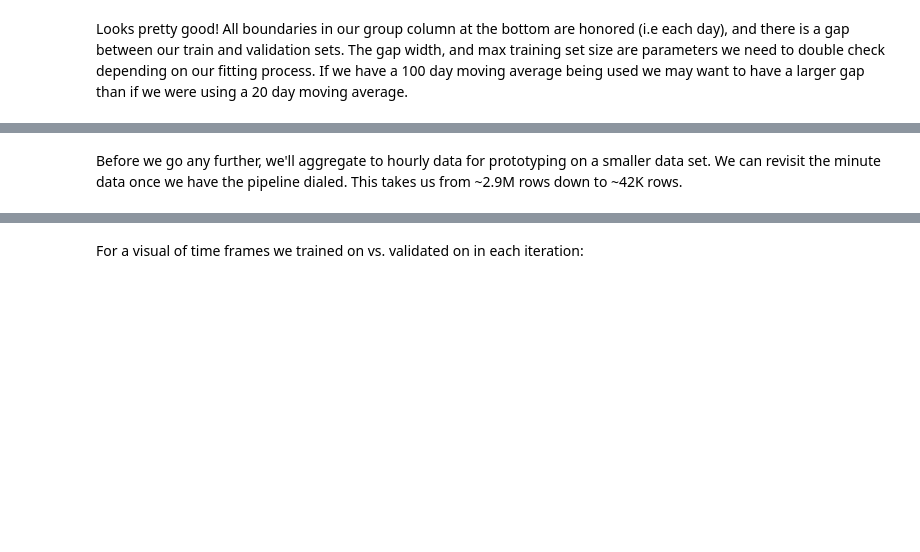
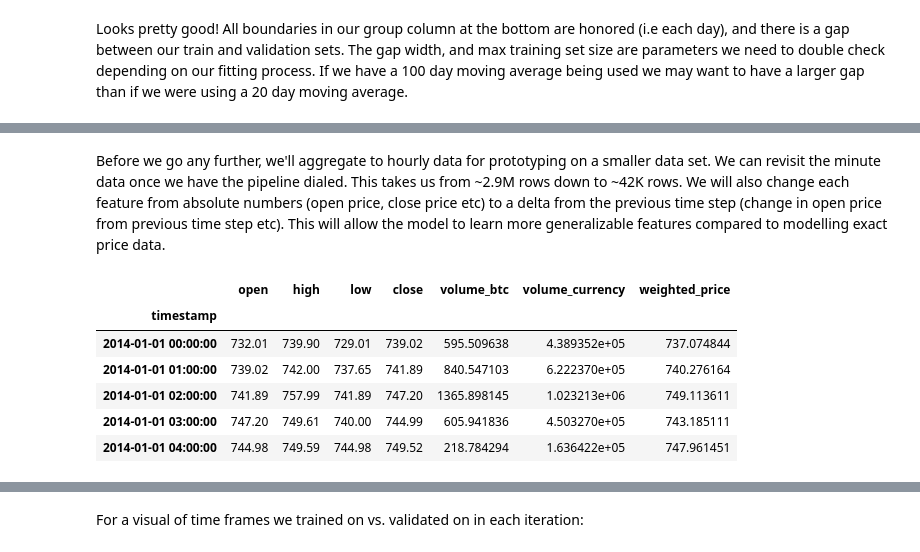
Before and after one commit to dbandrews/bitcoin-trading, a Jupyter notebook: pricing_analysis.ipynb, the cells around one changed output, grey strips where cells are left out. Cells and saved outputs as stored; diff of their text form; code cells hidden in the pictures; blank space fills up the shorter version.

```diff
--- a/pricing_analysis.ipynb
+++ b/pricing_analysis.ipynb
@@ -397,20 +394,51 @@ First we'll setup some transformers that allow us to quickly scale searching fea
 
 *`tsfresh` general features visual. From: https://tsfresh.readthedocs.io/en/latest/text/introduction.html*
 # %% [markdown]
-Before we go any further, we'll aggregate to hourly data for prototyping on a smaller data set. We can revisit the minute data once we have the pipeline dialed. This takes us from ~2.9M rows down to ~42K rows.
+Before we go any further, we'll aggregate to hourly data for prototyping on a smaller data set. We can revisit the minute data once we have the pipeline dialed. This takes us from ~2.9M rows down to ~42K rows. We will also change each feature from absolute numbers (open price, close price etc) to a delta from the previous time step (change in open price from previous time step etc). This will allow the model to learn more generalizable features compared to modelling exact price data.
 # %%
 # Build out the correct aggregation from minute -> hour data.
 # Using a clunky apply here to get the volume weighted price aggregated correctly
 def hourly_agg(x):
     df = {}
-    df["open"]=x.open[0]
-    df["high"]=x['high'].max()
-    df["low"]=x.low.min()
-    df["close"]=x.close[-1]
-    df["volume_btc"]=x.volume_btc.sum()
-    df["volume_currency"]= x.volume_currency.sum()
-    df["weighted_price"] = (x.volume_btc*x.weighted_price).sum()/x.volume_btc.sum()
+    df["open"] = x.open[0]
+    df["high"] = x["high"].max()
+    df["low"] = x.low.min()
+    df["close"] = x.close[-1]
+    df["volume_btc"] = x.volume_btc.sum()
+    df["volume_currency"] = x.volume_currency.sum()
+    df["weighted_price"] = (x.volume_btc * x.weighted_price).sum() / x.volume_btc.sum()
 
-    return pd.Series(df, index=['open','high','low','close','volume_btc','volume_currency','weighted_price'])
+    return pd.Series(
+        df,
+        index=[
+            "open",
+            "high",
+            "low",
+            "close",
+            "volume_btc",
+            "volume_currency",
+            "weighted_price",
+        ],
+    )
 
-train_df_hourly = train_df.resample('60MIN', closed='left', label='left').apply(hourly_agg)
+
+train_df_hourly = (
+    train_df.resample("60MIN", closed="left", label="left")
+    .apply(hourly_agg)
+)
+
+train_df_hourly_delta = (train_df_hourly
+    .diff()
+    .dropna()
+    .rename({x: f"delta_{x}" for x in train_df.columns}, axis=1)
+    )
+# %%
+train_df_hourly.head()
+# %% [output]
+|  | open | high | low | close | volume_btc | volume_currency | weighted_price |
+| timestamp |  |  |  |  |  |  |  |
+| 2014-01-01 00:00:00 | 732.01 | 739.90 | 729.01 | 739.02 | 595.509638 | 4.389352e+05 | 737.074844 |
+| 2014-01-01 01:00:00 | 739.02 | 742.00 | 737.65 | 741.89 | 840.547103 | 6.222370e+05 | 740.276164 |
+| 2014-01-01 02:00:00 | 741.89 | 757.99 | 741.89 | 747.20 | 1365.898145 | 1.023213e+06 | 749.113611 |
+| 2014-01-01 03:00:00 | 747.20 | 749.61 | 740.00 | 744.99 | 605.941836 | 4.503270e+05 | 743.185111 |
+| 2014-01-01 04:00:00 | 744.98 | 749.59 | 744.98 | 749.52 | 218.784294 | 1.636422e+05 | 747.961451 |
```
Also changed, not shown: parts of 21 cells of this notebook, 1 other file.
